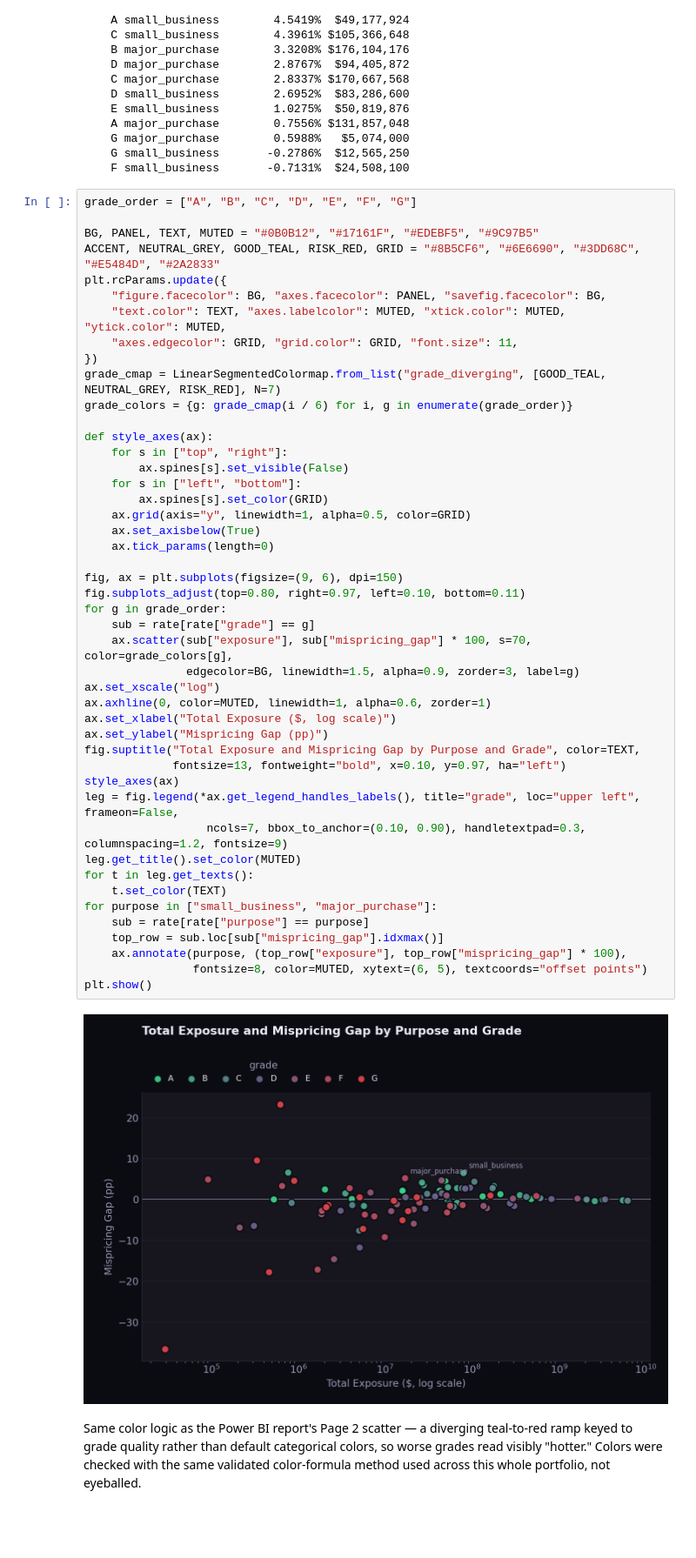
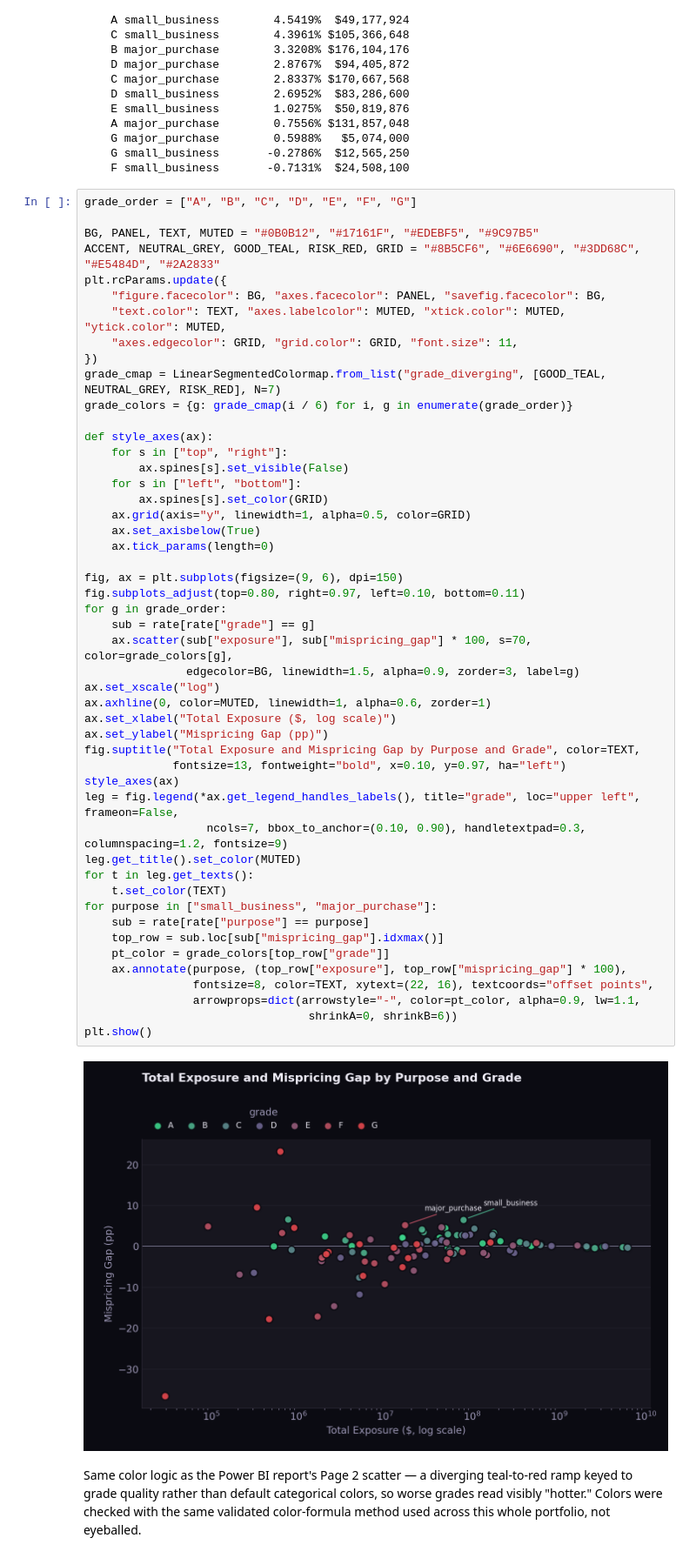
Before and after one commit to njflora/lendingclub-portfolio-powerbi-dashboard, a Jupyter notebook: python/LendingClub_Python_Companion.ipynb, the cells around one changed output. Shown at 87% size. Saved outputs shown, nothing was run; the diff lists cells and outputs as text; blank space fills up the shorter version.

```diff
--- a/python/LendingClub_Python_Companion.ipynb
+++ b/python/LendingClub_Python_Companion.ipynb
@@ -213,35 +213,38 @@ def style_axes(ax):
     for s in ["left", "bottom"]:
         ax.spines[s].set_color(GRID)
     ax.grid(axis="y", linewidth=1, alpha=0.5, color=GRID)
     ax.set_axisbelow(True)
     ax.tick_params(length=0)
 
 fig, ax = plt.subplots(figsize=(9, 6), dpi=150)
 fig.subplots_adjust(top=0.80, right=0.97, left=0.10, bottom=0.11)
 for g in grade_order:
     sub = rate[rate["grade"] == g]
     ax.scatter(sub["exposure"], sub["mispricing_gap"] * 100, s=70, color=grade_colors[g],
                edgecolor=BG, linewidth=1.5, alpha=0.9, zorder=3, label=g)
 ax.set_xscale("log")
 ax.axhline(0, color=MUTED, linewidth=1, alpha=0.6, zorder=1)
 ax.set_xlabel("Total Exposure ($, log scale)")
 ax.set_ylabel("Mispricing Gap (pp)")
 fig.suptitle("Total Exposure and Mispricing Gap by Purpose and Grade", color=TEXT,
              fontsize=13, fontweight="bold", x=0.10, y=0.97, ha="left")
 style_axes(ax)
 leg = fig.legend(*ax.get_legend_handles_labels(), title="grade", loc="upper left", frameon=False,
                   ncols=7, bbox_to_anchor=(0.10, 0.90), handletextpad=0.3, columnspacing=1.2, fontsize=9)
 leg.get_title().set_color(MUTED)
 for t in leg.get_texts():
     t.set_color(TEXT)
 for purpose in ["small_business", "major_purchase"]:
     sub = rate[rate["purpose"] == purpose]
     top_row = sub.loc[sub["mispricing_gap"].idxmax()]
+    pt_color = grade_colors[top_row["grade"]]
     ax.annotate(purpose, (top_row["exposure"], top_row["mispricing_gap"] * 100),
-                fontsize=8, color=MUTED, xytext=(6, 5), textcoords="offset points")
+                fontsize=8, color=TEXT, xytext=(22, 16), textcoords="offset points",
+                arrowprops=dict(arrowstyle="-", color=pt_color, alpha=0.9, lw=1.1,
+                                 shrinkA=0, shrinkB=6))
 plt.show()
 # %% [output]
-[figure, old version]
+[figure, new version]
 # %% [markdown]
 Same color logic as the Power BI report's Page 2 scatter — a diverging teal-to-red ramp keyed to grade quality rather than default categorical colors, so worse grades read visibly "hotter." Colors were checked with the same validated color-formula method used across this whole portfolio, not eyeballed.
 # %% [markdown]
```
Also changed, not shown: parts of 1 cell of this notebook.
